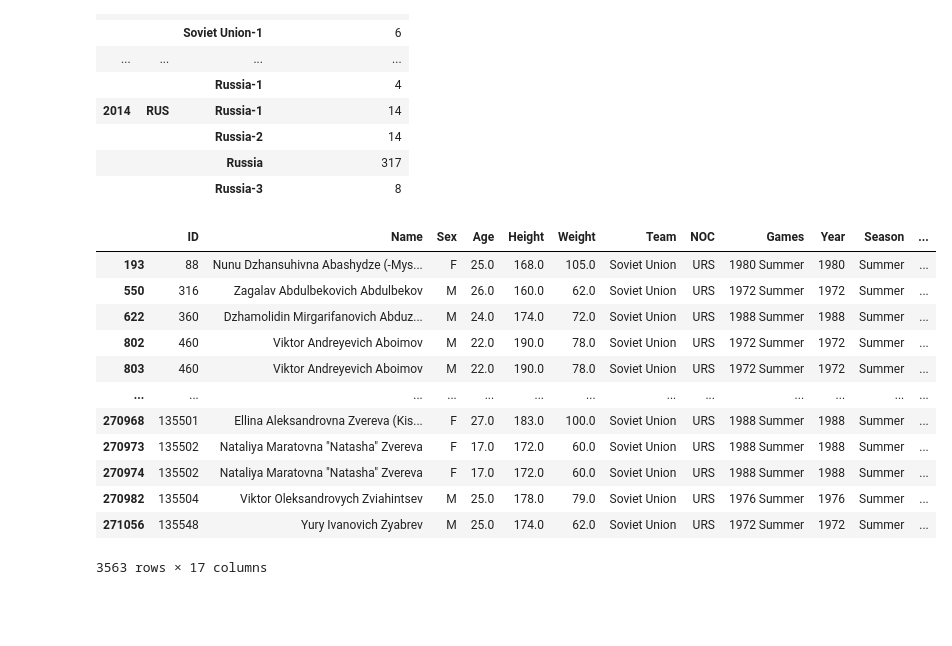
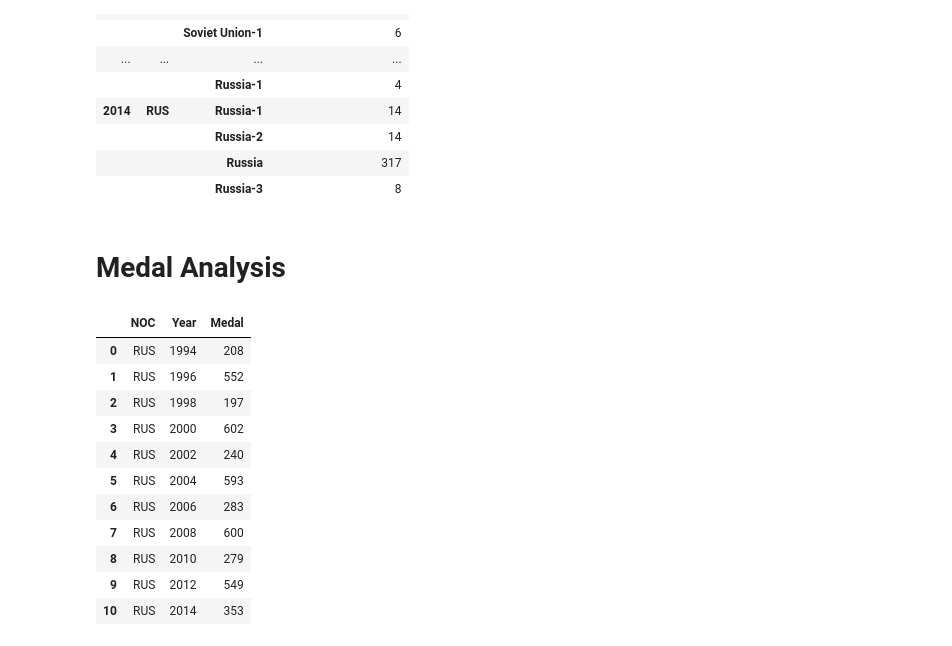
Before and after one commit to ratikachauhan/dathletes-project-1, a Jupyter notebook: Analysis- Jupyter Notebook/Olympic Games Analysis - Ratika.ipynb, the cells around one changed output. Saved outputs shown, nothing was run; the diff lists cells and outputs as text; code cells hidden in the pictures; blank space fills up the shorter version.

```diff
--- a/Analysis- Jupyter Notebook/Olympic Games Analysis - Ratika.ipynb
+++ b/Analysis- Jupyter Notebook/Olympic Games Analysis - Ratika.ipynb
@@ -177,3 +177,5 @@ data_team_region_year_df.sort_values("Year",ascending = True)
 |  |  | Russia-2 | 14 |
 |  |  | Russia | 317 |
 |  |  | Russia-3 | 8 |
+# %% [markdown]
+# Medal Analysis
@@ -180,18 +189,23 @@ data_team_region_year_df.sort_values("Year",ascending = True)
 # %%
-ussr_1966_1991_df = olympics_dataset.loc[(olympics_dataset['Team'] == 'Soviet Union' ) & (olympics_dataset['Year'] >= 1966)
-                                      & (olympics_dataset['Year'] <= 1991)]
-ussr_1966_1991_df
+medals_noc_subset_df = subset_df.groupby(['NOC','Year'])['Medal'].count().reset_index()
+# USSR DataSet
+ussr_1966_1991_df = medals_noc_subset_df.loc[(medals_noc_subset_df['NOC'] == 'URS' ) & (medals_noc_subset_df['Year'] >= 1966)
+                                      & (medals_noc_subset_df['Year'] <= 1991)]
+# Russia DataSet
+russia_1922_2014_df = medals_noc_subset_df.loc[(medals_noc_subset_df['NOC'] == 'RUS' ) & (medals_noc_subset_df['Year'] >= 1992)
+                                      & (medals_noc_subset_df['Year'] <= 2014)]
+
+min_year = min()
 # %% [output]
-|  | ID | Name | Sex | Age | Height | Weight | Team | NOC | Games | Year | Season | ... |
-| 193 | 88 | Nunu Dzhansuhivna Abashydze (-Mys... | F | 25.0 | 168.0 | 105.0 | Soviet Union | URS | 1980 Summer | 1980 | Summer | ... |
-| 550 | 316 | Zagalav Abdulbekovich Abdulbekov | M | 26.0 | 160.0 | 62.0 | Soviet Union | URS | 1972 Summer | 1972 | Summer | ... |
-| 622 | 360 | Dzhamolidin Mirgarifanovich Abduz... | M | 24.0 | 174.0 | 72.0 | Soviet Union | URS | 1988 Summer | 1988 | Summer | ... |
-| 802 | 460 | Viktor Andreyevich Aboimov | M | 22.0 | 190.0 | 78.0 | Soviet Union | URS | 1972 Summer | 1972 | Summer | ... |
-| 803 | 460 | Viktor Andreyevich Aboimov | M | 22.0 | 190.0 | 78.0 | Soviet Union | URS | 1972 Summer | 1972 | Summer | ... |
-| ... | ... | ... | ... | ... | ... | ... | ... | ... | ... | ... | ... | ... |
-| 270968 | 135501 | Ellina Aleksandrovna Zvereva (Kis... | F | 27.0 | 183.0 | 100.0 | Soviet Union | URS | 1988 Summer | 1988 | Summer | ... |
-| 270973 | 135502 | Nataliya Maratovna "Natasha" Zvereva | F | 17.0 | 172.0 | 60.0 | Soviet Union | URS | 1988 Summer | 1988 | Summer | ... |
-| 270974 | 135502 | Nataliya Maratovna "Natasha" Zvereva | F | 17.0 | 172.0 | 60.0 | Soviet Union | URS | 1988 Summer | 1988 | Summer | ... |
-| 270982 | 135504 | Viktor Oleksandrovych Zviahintsev | M | 25.0 | 178.0 | 79.0 | Soviet Union | URS | 1976 Summer | 1976 | Summer | ... |
-| 271056 | 135548 | Yury Ivanovich Zyabrev | M | 25.0 | 174.0 | 62.0 | Soviet Union | URS | 1972 Summer | 1972 | Summer | ... |
+|  | NOC | Year | Medal |
+| 0 | RUS | 1994 | 208 |
+| 1 | RUS | 1996 | 552 |
+| 2 | RUS | 1998 | 197 |
+| 3 | RUS | 2000 | 602 |
+| 4 | RUS | 2002 | 240 |
+| 5 | RUS | 2004 | 593 |
+| 6 | RUS | 2006 | 283 |
+| 7 | RUS | 2008 | 600 |
+| 8 | RUS | 2010 | 279 |
+| 9 | RUS | 2012 | 549 |
+| 10 | RUS | 2014 | 353 |
-3563 rows × 17 columns
```
Also changed, not shown: parts of 2 cells of this notebook.
